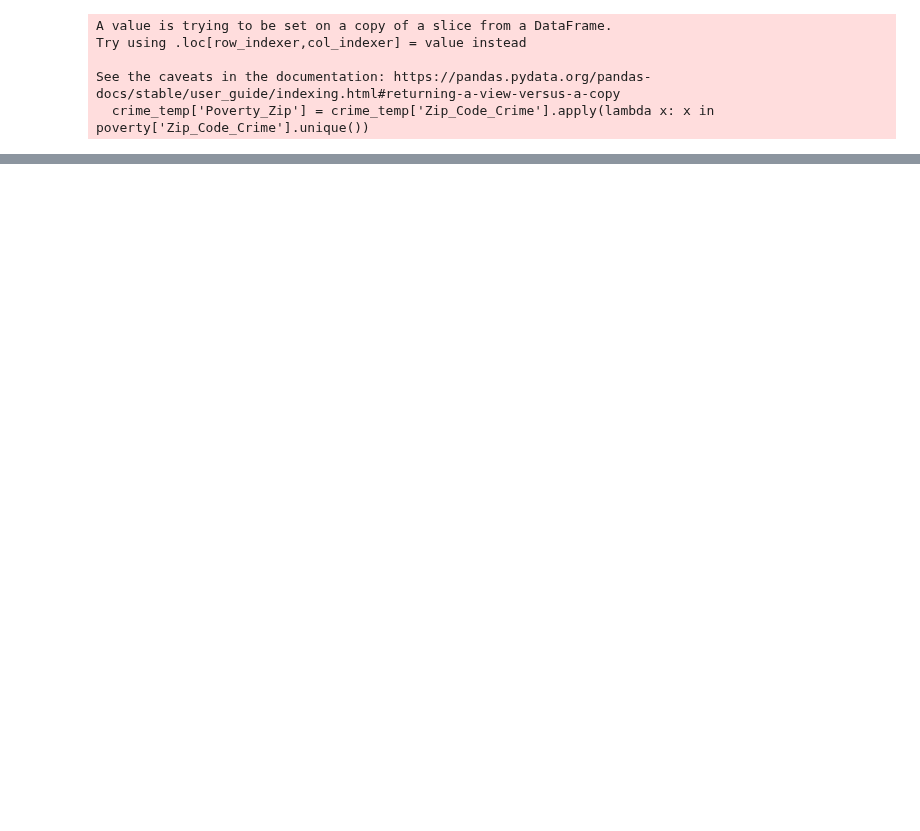
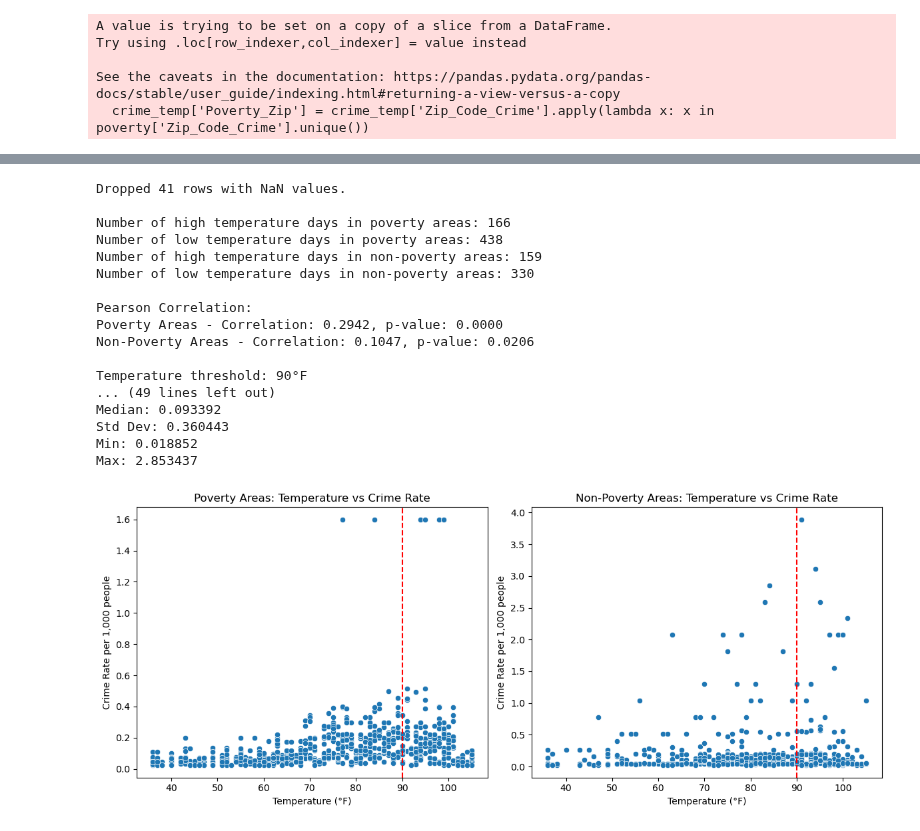
Before and after one commit to m6urns/cs5830-project2-crime-housing, a Jupyter notebook: project2-crime-and-housing.ipynb, the cells around one changed output, grey strips where cells are left out. Drawn from its saved outputs; the diff is of its cells as text; code cells hidden in the pictures; blank space fills up the shorter version.

```diff
--- a/project2-crime-and-housing.ipynb
+++ b/project2-crime-and-housing.ipynb
@@ -136,0 +374,21 @@ plt.show()
+# %%
+temperature_poverty_effect(just_v_crime, population_data, poverty_zips, temp_threshold=90)
+# %% [output]
+Dropped 41 rows with NaN values.
+
+Number of high temperature days in poverty areas: 166
+Number of low temperature days in poverty areas: 438
+Number of high temperature days in non-poverty areas: 159
+Number of low temperature days in non-poverty areas: 330
+
+Pearson Correlation:
+Poverty Areas - Correlation: 0.2942, p-value: 0.0000
+Non-Poverty Areas - Correlation: 0.1047, p-value: 0.0206
+
+Temperature threshold: 90°F
+... (49 lines left out)
+Median: 0.093392
+Std Dev: 0.360443
+Min: 0.018852
+Max: 2.853437
+[figure, added]
```
Also changed, not shown: parts of 7 cells of this notebook.
